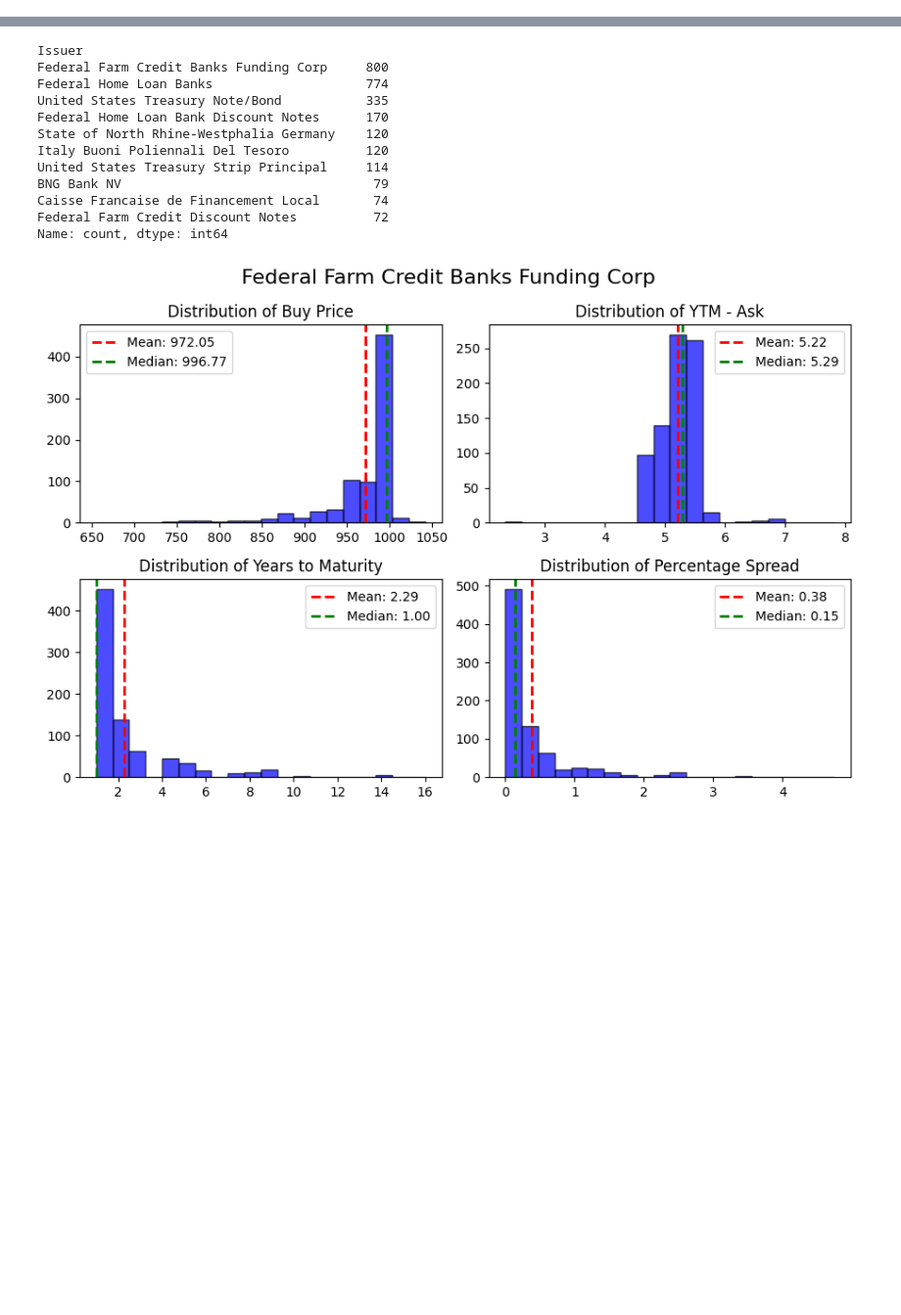
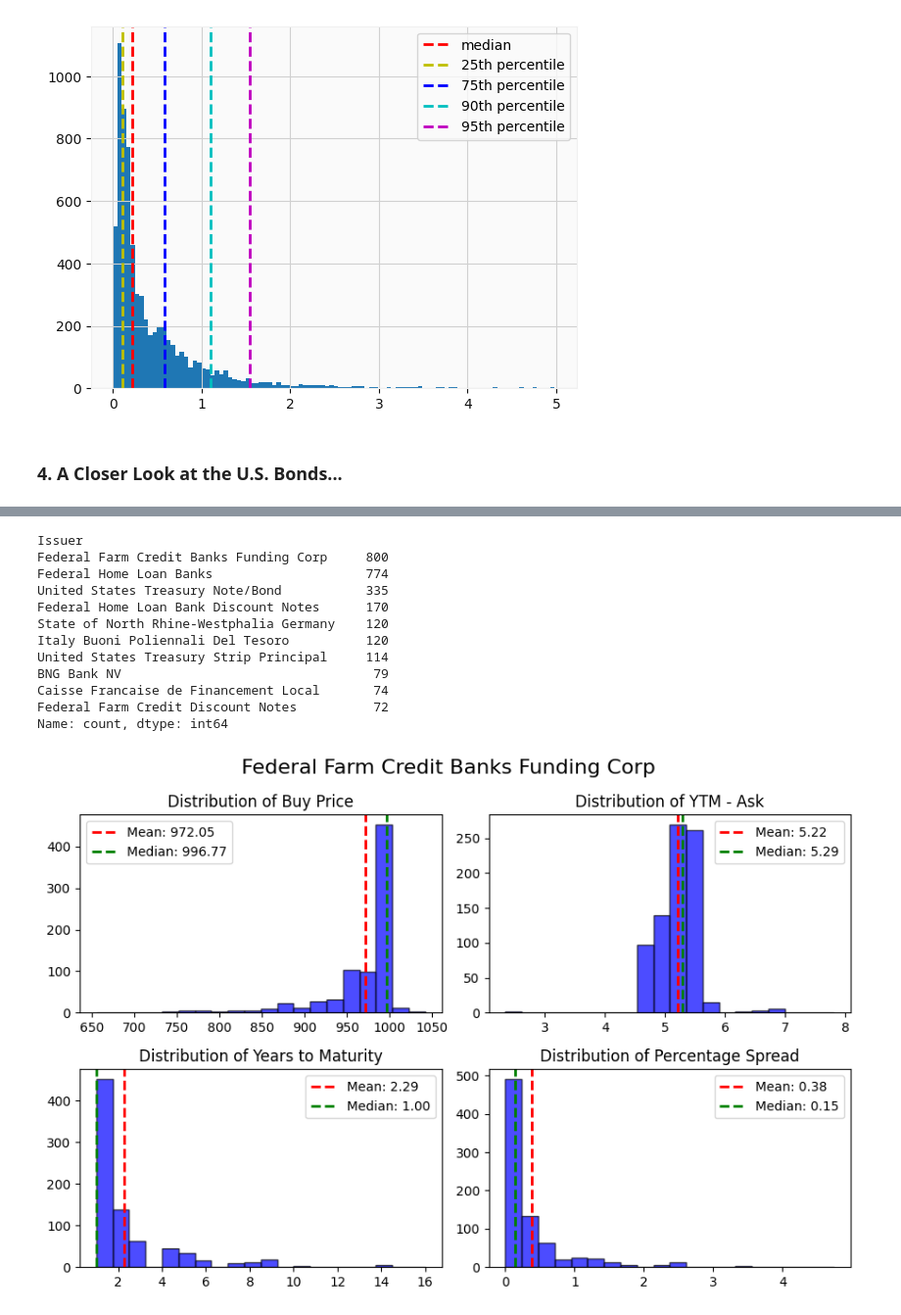
Before and after one commit to yildirimalper/case-study-bond-investment, a Jupyter notebook: portfolio_selection.ipynb, the cells around one changed output, grey strips where cells are left out. Shown at 98% size. Saved outputs shown, nothing was run; the diff lists cells and outputs as text; code cells hidden in the pictures; blank space fills up the shorter version.

Commit message:
Correct bond_math, update data and Jupyter notebooks

```diff
--- a/portfolio_selection.ipynb
+++ b/portfolio_selection.ipynb
@@ -45,0 +35,10 @@ Data description: None
+# %%
+# loss severity is assumed to be 60%
+loss_severity = 0.6
+
+# probability of default using 5-yr CDS spreads
+data['PD_5y_pct'] = data['Spread_5y'] / loss_severity / 100
+
+# drop rows if default probability is higher than 10%
+# if "<= 10", it also drops NaNs, so simply choose "not (> 10)"
+data = data[~(data['PD_5y_pct'] > 10)]
@@ -45,0 +56,2 @@ Data description: None
+# %%
+data = data[~data['Country'].isin(['Lebanon', 'Argentina', 'Armenia', 'Russia', 'Israel', 'Ukraine', 'Belarus', 'Venezuela'])]
@@ -45,0 +65,31 @@ Data description: None
+# %%
+data = data[~data['Mty Type'].isin(['CALLABLE', 'PUTABLE', 'CALL/SINK', 'CALL/PUT'])]
+# %%
+# Filter the data and calculate the median
+filtered_data = data[data['Percentage Spread'] < 5]
+median_value = filtered_data['Percentage Spread'].median()
+
+# Calculate the percentiles
+percentiles = [filtered_data['Percentage Spread'].quantile(i) for i in [0.25, 0.75, 0.90, 0.95]]
+
+# Create the histogram
+filtered_data['Percentage Spread'].hist(bins=100)
+
+# Draw a vertical line at the median
+plt.axvline(median_value, color='r', linestyle='dashed', linewidth=2, label='median')
+
+# Draw vertical lines at the percentiles
+colors = ['y', 'b', 'c', 'm']
+labels = ['25th percentile', '75th percentile', '90th percentile', '95th percentile']
+for percentile, color, label in zip(percentiles, colors, labels):
+    plt.axvline(percentile, color=color, linestyle='dashed', linewidth=2, label=label)
+
+# Add a legend
+plt.legend()
+
+# Show the plot
+plt.show()
+# %% [output]
+[figure, added]
+# %% [markdown]
+### 4. A Closer Look at the U.S. Bonds...
```
Also changed, not shown: parts of 41 cells of this notebook, 5 other files.
